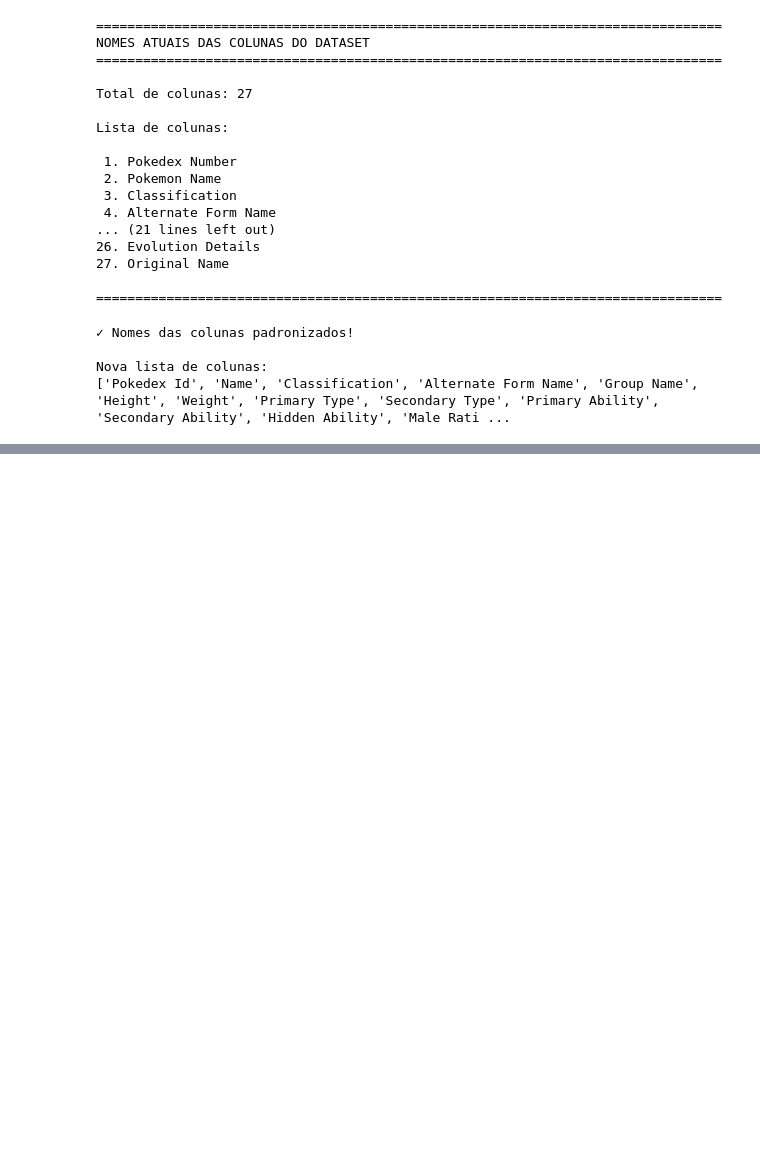
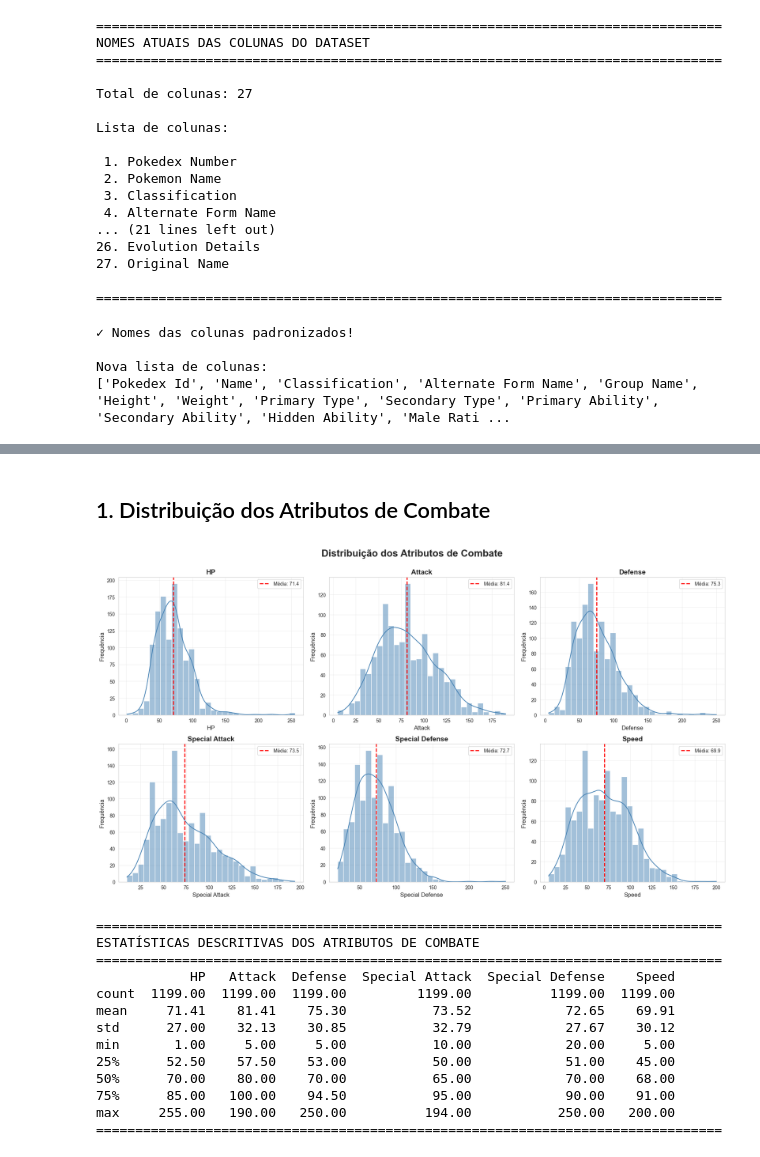
Before and after one commit to CoelhoGoes/Analise-Preditiva-de-Pokemon, a Jupyter notebook: análise pokemon.ipynb, the cells around one changed output, grey strips where cells are left out. Drawn from its saved outputs; the diff is of its cells as text; code cells hidden in the pictures; blank space fills up the shorter version.

```diff
--- a/análise pokemon.ipynb
+++ b/análise pokemon.ipynb
@@ -652,2 +669,14 @@ Amostra de Pokémon sem forma alternativa:
 # %% [markdown]
 ## Removendo Pokémon com formas extras que não influenciam na análise
+# %%
+def extract_base_name(pokemon_name):
+    if pd.isna(pokemon_name):
+        return pokemon_name
+    # Remove tudo que está entre parênteses
+    return pokemon_name.split('(')[0].strip()
+
+df['Original Name'] = df['Pokemon Name'].apply(extract_base_name)
+
+print("✓ Coluna 'Base Pokemon Name' criada!")
+print(f"\nExemplos:")
+print(df[['Pokemon Name', 'Original Name']].head(10).to_string(index=False))
@@ -2124,0 +2140,56 @@ Lista de colunas:
+# %% [markdown]
+## 1. Distribuição dos Atributos de Combate
+# %%
+import matplotlib.pyplot as plt
+import seaborn as sns
+
+sns.set_style("whitegrid")
+plt.rcParams['figure.figsize'] = (16, 10)
+
+combat_stats = ['HP', 'Attack', 'Defense', 'Special Attack', 'Special Defense', 'Speed']
+
+fig, axes = plt.subplots(2, 3, figsize=(18, 10))
+fig.suptitle('Distribuição dos Atributos de Combate', fontsize=20, fontweight='bold', y=1.00)
+
+for idx, stat in enumerate(combat_stats):
+    row = idx // 3
+    col = idx % 3
+    ax = axes[row, col]
+
+    # Histograma com KDE
+    sns.histplot(data=df, x=stat, kde=True, bins=30, color='steelblue', ax=ax)
+
+    # Adicionar linha vertical da média
+    mean_val = df[stat].mean()
+    ax.axvline(mean_val, color='red', linestyle='--', linewidth=2, label=f'Média: {mean_val:.1f}')
+
+    # Configurações
+    ax.set_title(f'{stat}', fontsize=14, fontweight='bold')
+    ax.set_xlabel(stat, fontsize=12)
+    ax.set_ylabel('Frequência', fontsize=12)
+    ax.legend()
+    ax.grid(True, alpha=0.3)
+
+plt.tight_layout()
+plt.show()
+
+print("="*80)
+print("ESTATÍSTICAS DESCRITIVAS DOS ATRIBUTOS DE COMBATE")
+print("="*80)
+print(df[combat_stats].describe().round(2).to_string())
+print("="*80)
+# %% [output]
+[figure, added]
+================================================================================
+ESTATÍSTICAS DESCRITIVAS DOS ATRIBUTOS DE COMBATE
+================================================================================
+            HP   Attack  Defense  Special Attack  Special Defense    Speed
+count  1199.00  1199.00  1199.00         1199.00          1199.00  1199.00
+mean     71.41    81.41    75.30           73.52            72.65    69.91
+std      27.00    32.13    30.85           32.79            27.67    30.12
+min       1.00     5.00     5.00           10.00            20.00     5.00
+25%      52.50    57.50    53.00           50.00            51.00    45.00
+50%      70.00    80.00    70.00           65.00            70.00    68.00
+75%      85.00   100.00    94.50           95.00            90.00    91.00
+max     255.00   190.00   250.00          194.00           250.00   200.00
+================================================================================
```
Also changed, not shown: parts of 52 cells of this notebook.
